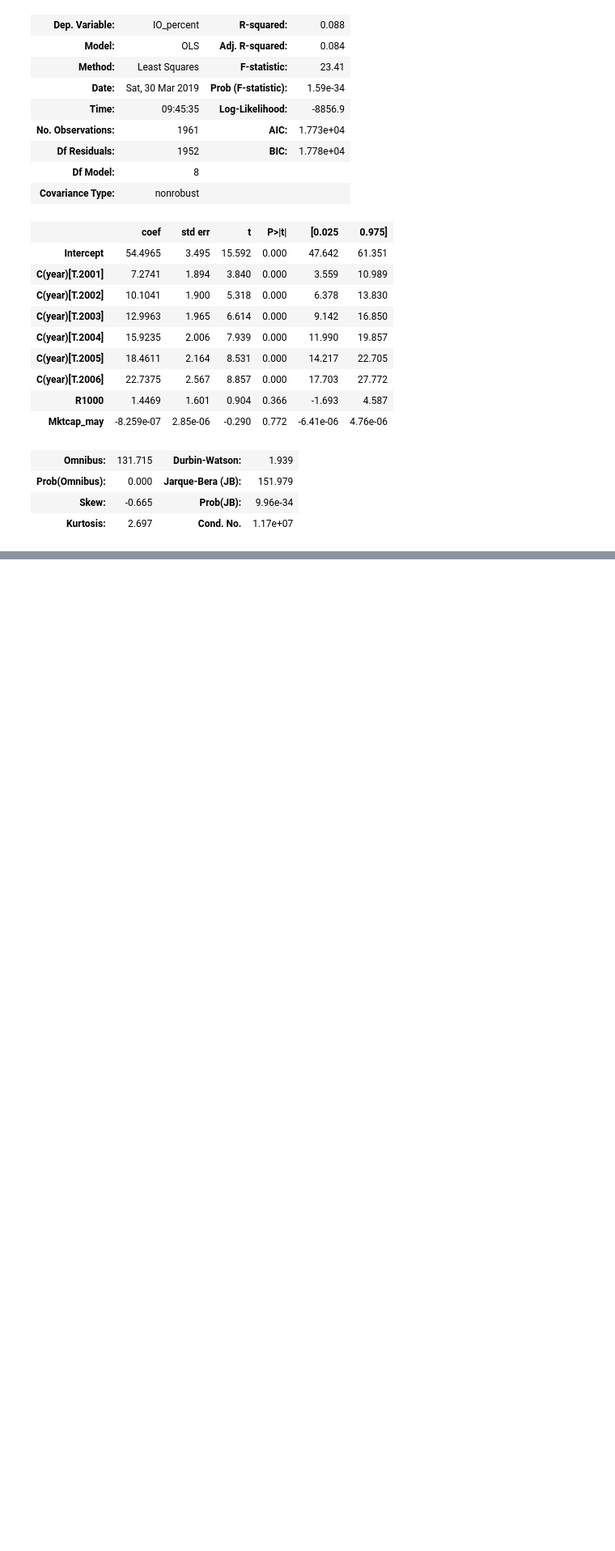
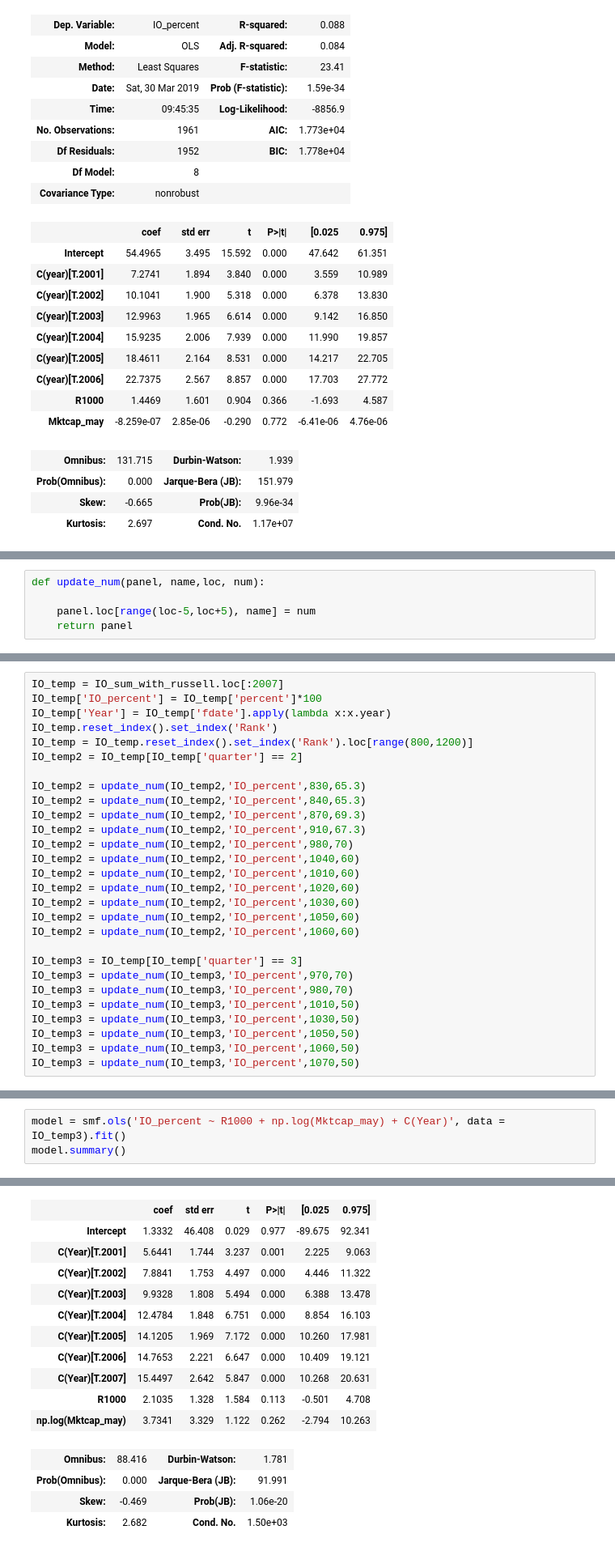
Before and after one commit to BarryKeee/ECON-4911-Research-Paper, a Jupyter notebook: clean data.ipynb, the cells around one changed output, grey strips where cells are left out. Shown at 81% size. Saved outputs shown, nothing was run; the diff lists cells and outputs as text; blank space fills up the shorter version.

```diff
--- a/clean data.ipynb
+++ b/clean data.ipynb
@@ -820,0 +802,5 @@ OLS Regression Results
+# %%
+def update_num(panel, name,loc, num):
+
+    panel.loc[range(loc-5,loc+5), name] = num
+    return panel
@@ -820,0 +882,28 @@ OLS Regression Results
+# %%
+IO_temp = IO_sum_with_russell.loc[:2007]
+IO_temp['IO_percent'] = IO_temp['percent']*100
+IO_temp['Year'] = IO_temp['fdate'].apply(lambda x:x.year)
+IO_temp.reset_index().set_index('Rank')
+IO_temp = IO_temp.reset_index().set_index('Rank').loc[range(800,1200)]
+IO_temp2 = IO_temp[IO_temp['quarter'] == 2]
+
+IO_temp2 = update_num(IO_temp2,'IO_percent',830,65.3)
+IO_temp2 = update_num(IO_temp2,'IO_percent',840,65.3)
+IO_temp2 = update_num(IO_temp2,'IO_percent',870,69.3)
+IO_temp2 = update_num(IO_temp2,'IO_percent',910,67.3)
+IO_temp2 = update_num(IO_temp2,'IO_percent',980,70)
+IO_temp2 = update_num(IO_temp2,'IO_percent',1040,60)
+IO_temp2 = update_num(IO_temp2,'IO_percent',1010,60)
+IO_temp2 = update_num(IO_temp2,'IO_percent',1020,60)
+IO_temp2 = update_num(IO_temp2,'IO_percent',1030,60)
+IO_temp2 = update_num(IO_temp2,'IO_percent',1050,60)
+IO_temp2 = update_num(IO_temp2,'IO_percent',1060,60)
+
+IO_temp3 = IO_temp[IO_temp['quarter'] == 3]
+IO_temp3 = update_num(IO_temp3,'IO_percent',970,70)
+IO_temp3 = update_num(IO_temp3,'IO_percent',980,70)
+IO_temp3 = update_num(IO_temp3,'IO_percent',1010,50)
+IO_temp3 = update_num(IO_temp3,'IO_percent',1030,50)
+IO_temp3 = update_num(IO_temp3,'IO_percent',1050,50)
+IO_temp3 = update_num(IO_temp3,'IO_percent',1060,50)
+IO_temp3 = update_num(IO_temp3,'IO_percent',1070,50)
@@ -820,0 +926,4 @@ OLS Regression Results
+# %%
+model = smf.ols('IO_percent ~ R1000 + np.log(Mktcap_may) + C(Year)', data = IO_temp3).fit()
+model.summary()
+# %% [output]
@@ -820,0 +940,15 @@ OLS Regression Results
+|  | coef | std err | t | P>|t| | [0.025 | 0.975] |
+| Intercept | 1.3332 | 46.408 | 0.029 | 0.977 | -89.675 | 92.341 |
+| C(Year)[T.2001] | 5.6441 | 1.744 | 3.237 | 0.001 | 2.225 | 9.063 |
+| C(Year)[T.2002] | 7.8841 | 1.753 | 4.497 | 0.000 | 4.446 | 11.322 |
+| C(Year)[T.2003] | 9.9328 | 1.808 | 5.494 | 0.000 | 6.388 | 13.478 |
+| C(Year)[T.2004] | 12.4784 | 1.848 | 6.751 | 0.000 | 8.854 | 16.103 |
+| C(Year)[T.2005] | 14.1205 | 1.969 | 7.172 | 0.000 | 10.260 | 17.981 |
+| C(Year)[T.2006] | 14.7653 | 2.221 | 6.647 | 0.000 | 10.409 | 19.121 |
+| C(Year)[T.2007] | 15.4497 | 2.642 | 5.847 | 0.000 | 10.268 | 20.631 |
+| R1000 | 2.1035 | 1.328 | 1.584 | 0.113 | -0.501 | 4.708 |
+| np.log(Mktcap_may) | 3.7341 | 3.329 | 1.122 | 0.262 | -2.794 | 10.263 |
+| Omnibus: | 88.416 | Durbin-Watson: | 1.781 |
+| Prob(Omnibus): | 0.000 | Jarque-Bera (JB): | 91.991 |
+| Skew: | -0.469 | Prob(JB): | 1.06e-20 |
+| Kurtosis: | 2.682 | Cond. No. | 1.50e+03 |
```
Also changed, not shown: parts of 9 cells of this notebook.
